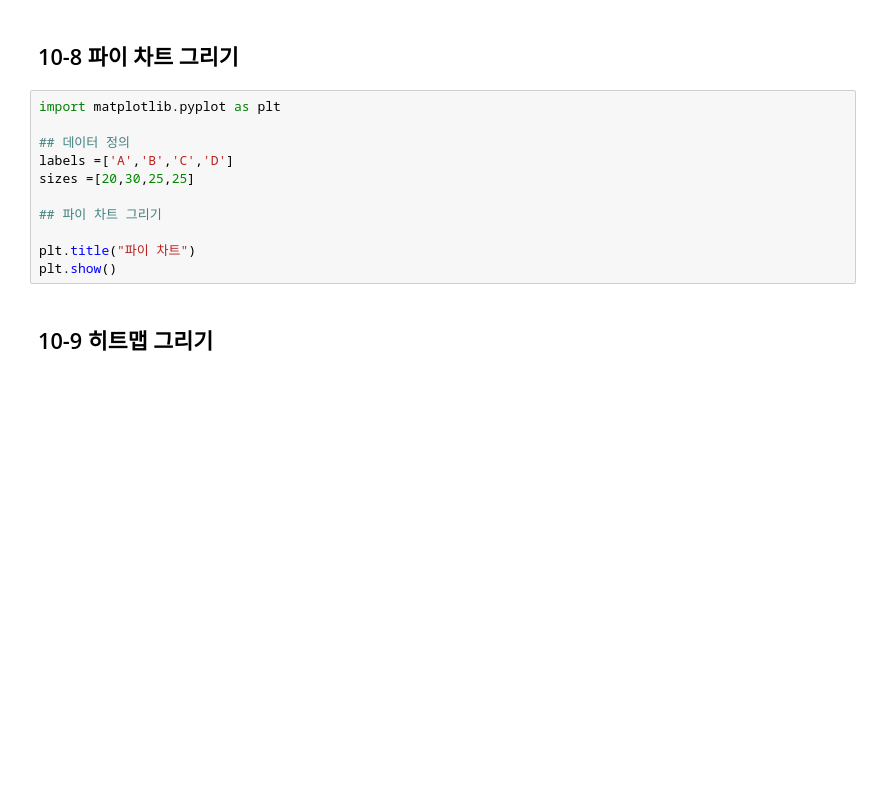
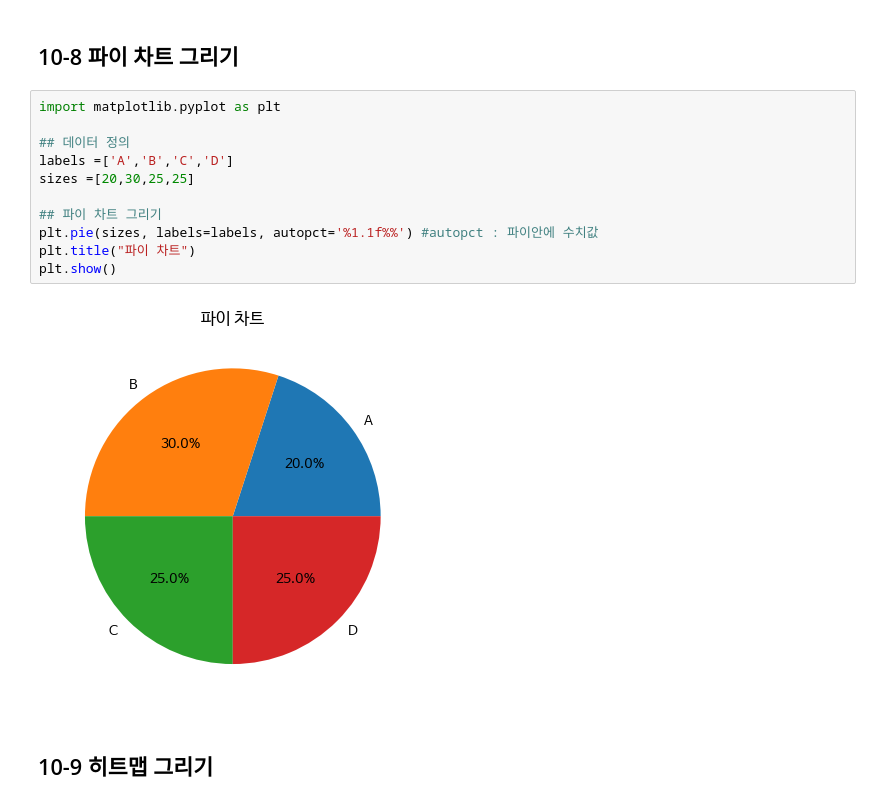
Before and after one commit to akatwinkle/bab_bab, a Jupyter notebook: 오픈소스_데이터_분석_10강.ipynb, the cells around one changed output. Cells and saved outputs as stored; diff of their text form; blank space fills up the shorter version.

```diff
--- a/오픈소스_데이터_분석_10강.ipynb
+++ b/오픈소스_데이터_분석_10강.ipynb
@@ -183,14 +185,16 @@ plt.show()
 # %%
 import matplotlib.pyplot as plt
 
 ## 데이터 정의
 labels =['A','B','C','D']
 sizes =[20,30,25,25]
 
 ## 파이 차트 그리기
-
+plt.pie(sizes, labels=labels, autopct='%1.1f%%') #autopct : 파이안에 수치값
 plt.title("파이 차트")
 plt.show()
+# %% [output]
+[figure, added]
 # %% [markdown]
 ## 10-9 히트맵 그리기
 # %%
```
Also changed, not shown: parts of 15 cells of this notebook.
